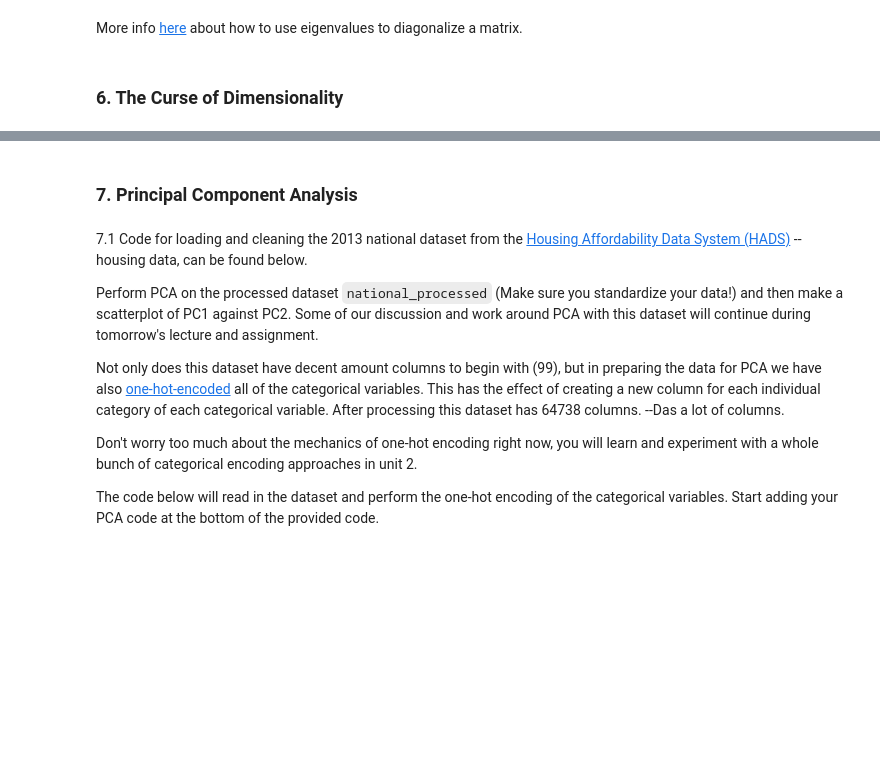
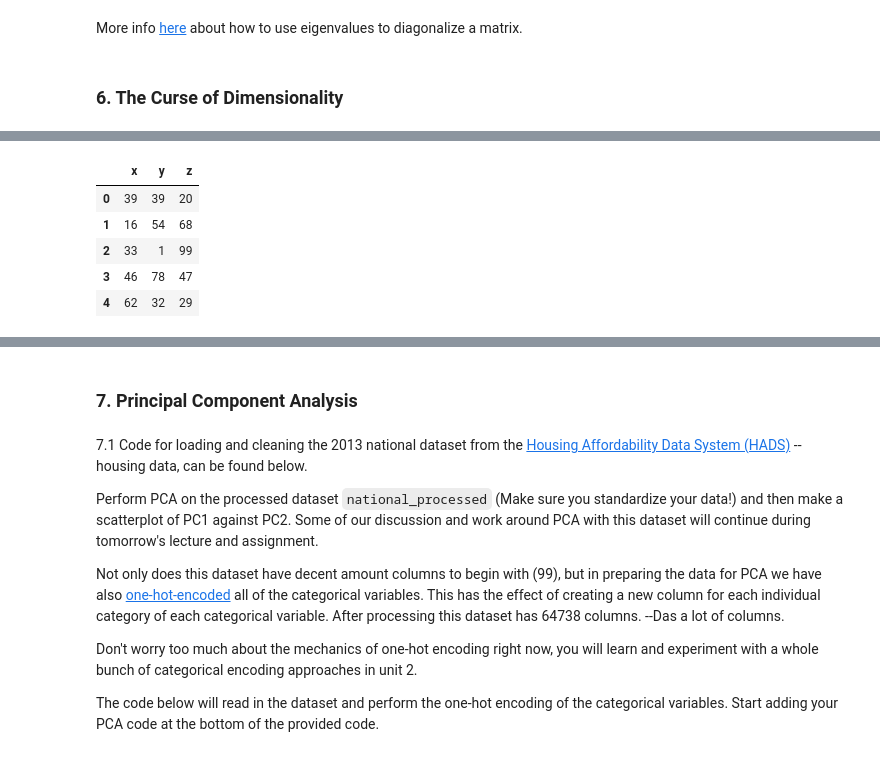
Before and after one commit to lfr4704/DS-Unit-1-Sprint-3-Linear-Algebra, a Jupyter notebook: module3-dimensionality-reduction/LS_DS_133_Exercise_Solutions.ipynb, the cells around one changed output, grey strips where cells are left out. Saved outputs shown, nothing was run; the diff lists cells and outputs as text; code cells hidden in the pictures; blank space fills up the shorter version.

```diff
--- a/module3-dimensionality-reduction/LS_DS_133_Exercise_Solutions.ipynb
+++ b/module3-dimensionality-reduction/LS_DS_133_Exercise_Solutions.ipynb
@@ -283,0 +313,11 @@ More info [here](https://www.math.ubc.ca/~pwalls/math-python/linear-algebra/eige
+# %%
+# Add a z column
+df['z'] = pd.DataFrame({'x':np.random.randint(0, 100, 50)})
+df.head()
+# %% [output]
+|  | x | y | z |
+| 0 | 39 | 39 | 20 |
+| 1 | 16 | 54 | 68 |
+| 2 | 33 | 1 | 99 |
+| 3 | 46 | 78 | 47 |
+| 4 | 62 | 32 | 29 |
```
Also changed, not shown: parts of 18 cells of this notebook, 4 other files.
